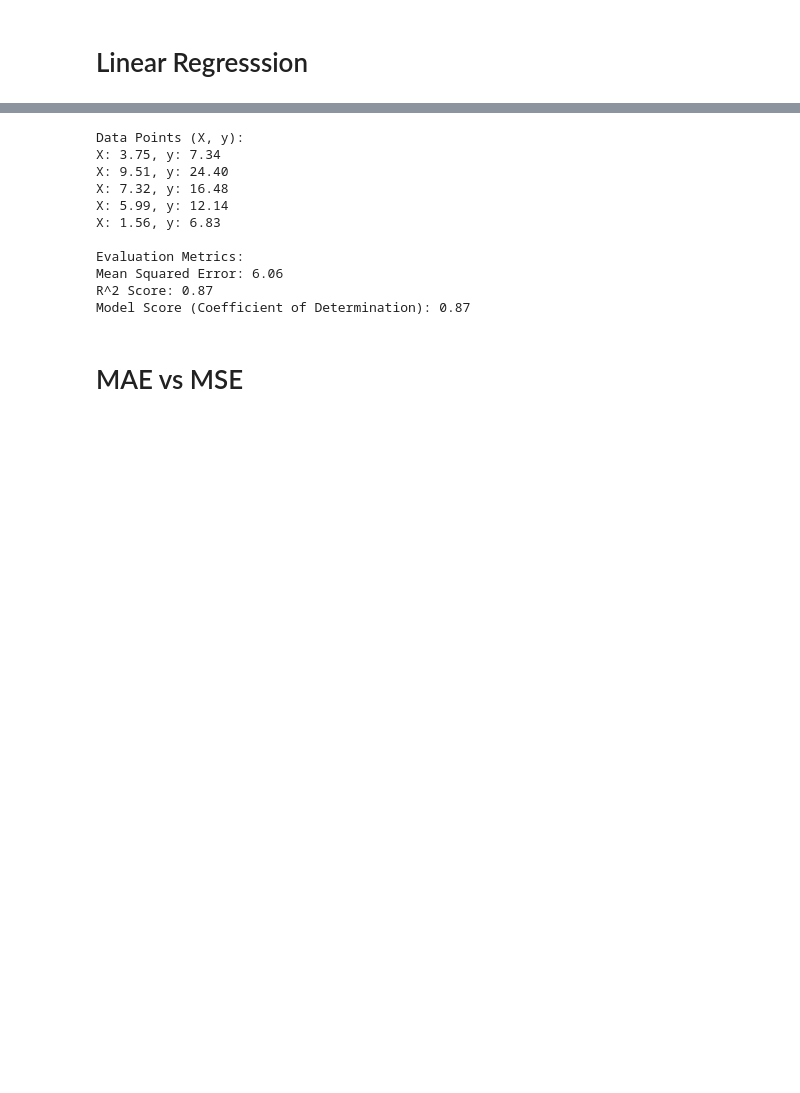
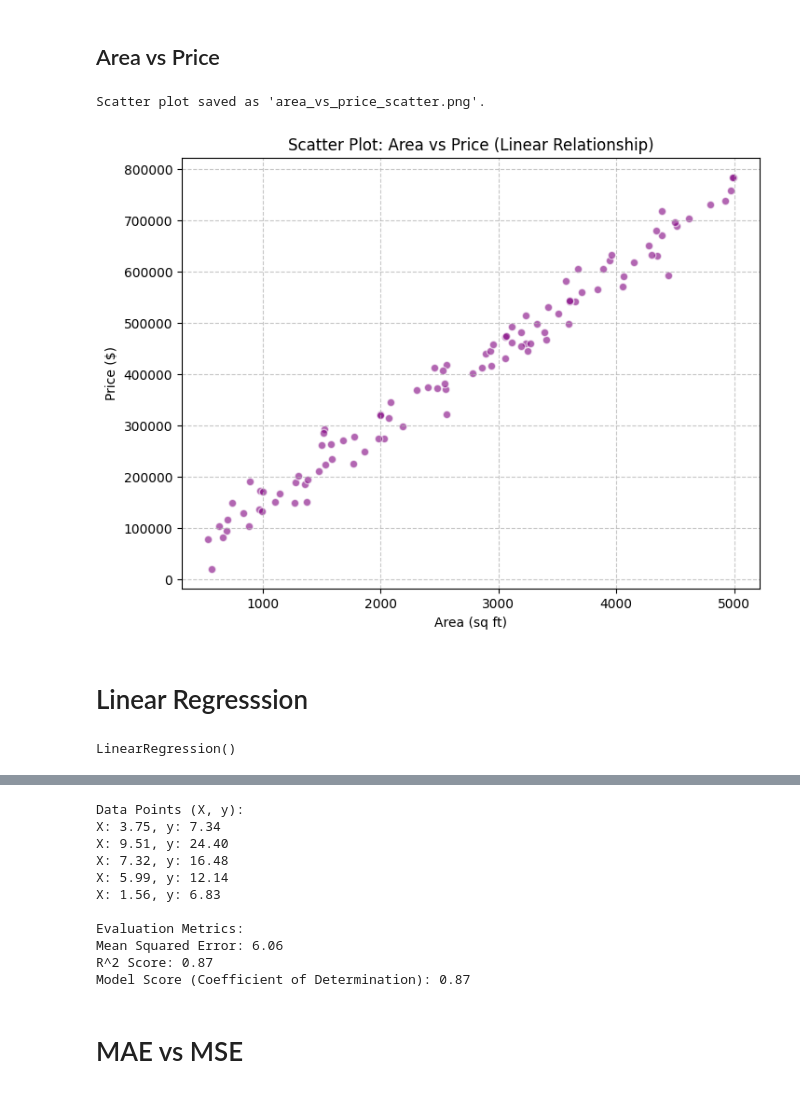
Before and after one commit to HassanAlgoz/machine-learning-python, a Jupyter notebook: content/modules/M1/02_supervised_learning/plots.ipynb, the cells around one changed output, grey strips where cells are left out. Saved outputs shown, nothing was run; the diff lists cells and outputs as text; code cells hidden in the pictures; blank space fills up the shorter version.

```diff
--- a/content/modules/M1/02_supervised_learning/plots.ipynb
+++ b/content/modules/M1/02_supervised_learning/plots.ipynb
@@ -1,2 +1,37 @@
+# %% [markdown]
+## Area vs Price
+# %%
+import matplotlib.pyplot as plt
+import numpy as np
+
+# Set seed for reproducibility
+np.random.seed(42)
+
+# Generate 100 random samples for Area (x) in square feet (e.g., 500 to 5000)
+area_x = np.random.randint(500, 5000, 100)
+
+# Create a linear relationship: Price = 150 * Area + noise
+# Assuming an average price of $150 per sq ft
+price_per_sqft = 150
+noise = np.random.normal(0, 30000, 100)
+price_y = (price_per_sqft * area_x) + noise
+
+# Ensure prices are positive
+price_y = np.maximum(price_y, 20000)
+
+# Create the scatter plot
+plt.figure(figsize=(8, 6))
+plt.scatter(area_x, price_y, color='purple', alpha=0.6, edgecolors='w')
+plt.xlabel('Area (sq ft)')
+plt.ylabel('Price ($)')
+plt.title('Scatter Plot: Area vs Price (Linear Relationship)')
+plt.grid(True, linestyle='--', alpha=0.7)
+
+# Save the plot
+plt.savefig('area_vs_price_scatter.png')
+print("Scatter plot saved as 'area_vs_price_scatter.png'.")
+# %% [output]
+Scatter plot saved as 'area_vs_price_scatter.png'.
+[figure, added]
 # %% [markdown]
 # Linear Regresssion
@@ -2,0 +44,5 @@
+# %%
+model = LinearRegression()
+model.fit(X, y)
+# %% [output]
+LinearRegression()
```
Also changed, not shown: parts of 4 cells of this notebook, 9 other files.
